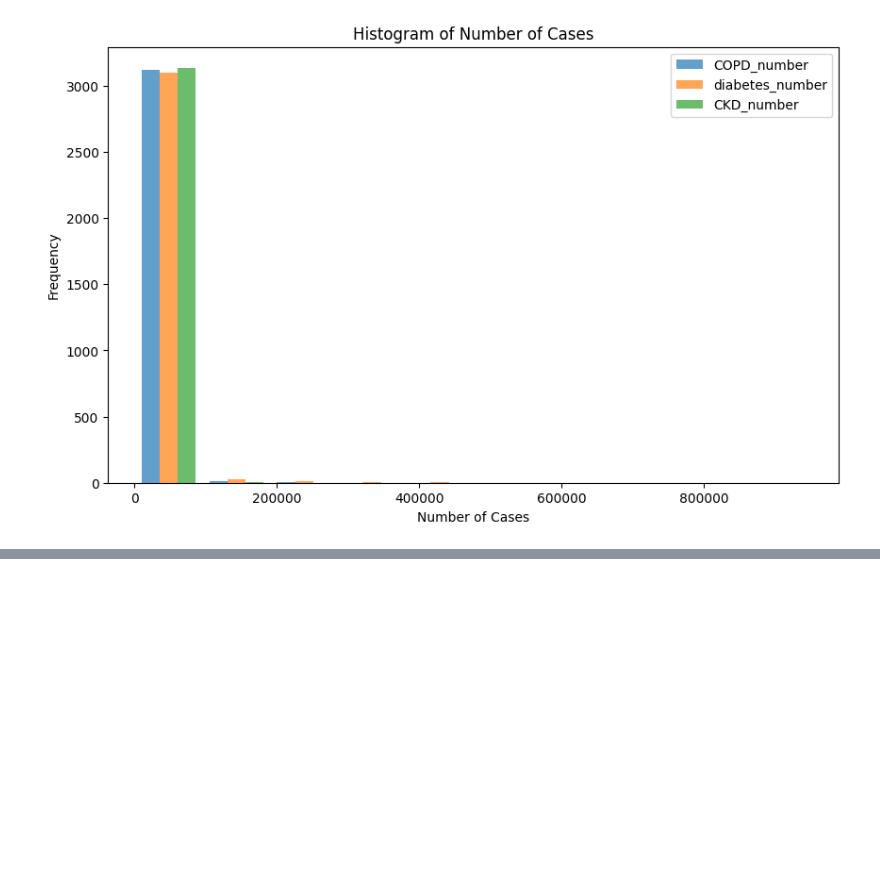
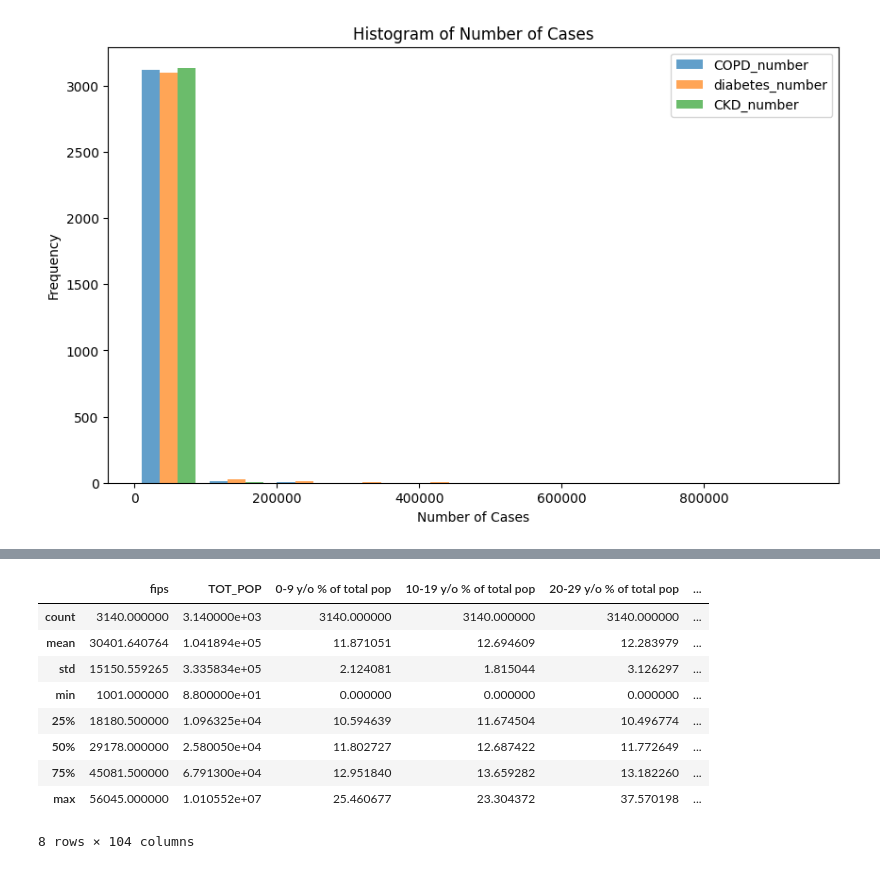
Before and after one commit to PazReumante/regularized-linear-regression-project-tutorial, a Jupyter notebook: explore.ipynb, the cells around one changed output, grey strips where cells are left out. Cells and saved outputs as stored; diff of their text form; code cells hidden in the pictures; blank space fills up the shorter version.

```diff
--- a/explore.ipynb
+++ b/explore.ipynb
@@ -155,0 +165,13 @@ KeyboardInterrupt:
+# %%
+df.describe()
+# %% [output]
+|  | fips | TOT_POP | 0-9 y/o % of total pop | 10-19 y/o % of total pop | 20-29 y/o % of total pop | ... |
+| count | 3140.000000 | 3.140000e+03 | 3140.000000 | 3140.000000 | 3140.000000 | ... |
+| mean | 30401.640764 | 1.041894e+05 | 11.871051 | 12.694609 | 12.283979 | ... |
+| std | 15150.559265 | 3.335834e+05 | 2.124081 | 1.815044 | 3.126297 | ... |
+| min | 1001.000000 | 8.800000e+01 | 0.000000 | 0.000000 | 0.000000 | ... |
+| 25% | 18180.500000 | 1.096325e+04 | 10.594639 | 11.674504 | 10.496774 | ... |
+| 50% | 29178.000000 | 2.580050e+04 | 11.802727 | 12.687422 | 11.772649 | ... |
+| 75% | 45081.500000 | 6.791300e+04 | 12.951840 | 13.659282 | 13.182260 | ... |
+| max | 56045.000000 | 1.010552e+07 | 25.460677 | 23.304372 | 37.570198 | ... |
+8 rows × 104 columns
```
Also changed, not shown: parts of 31 cells of this notebook.
